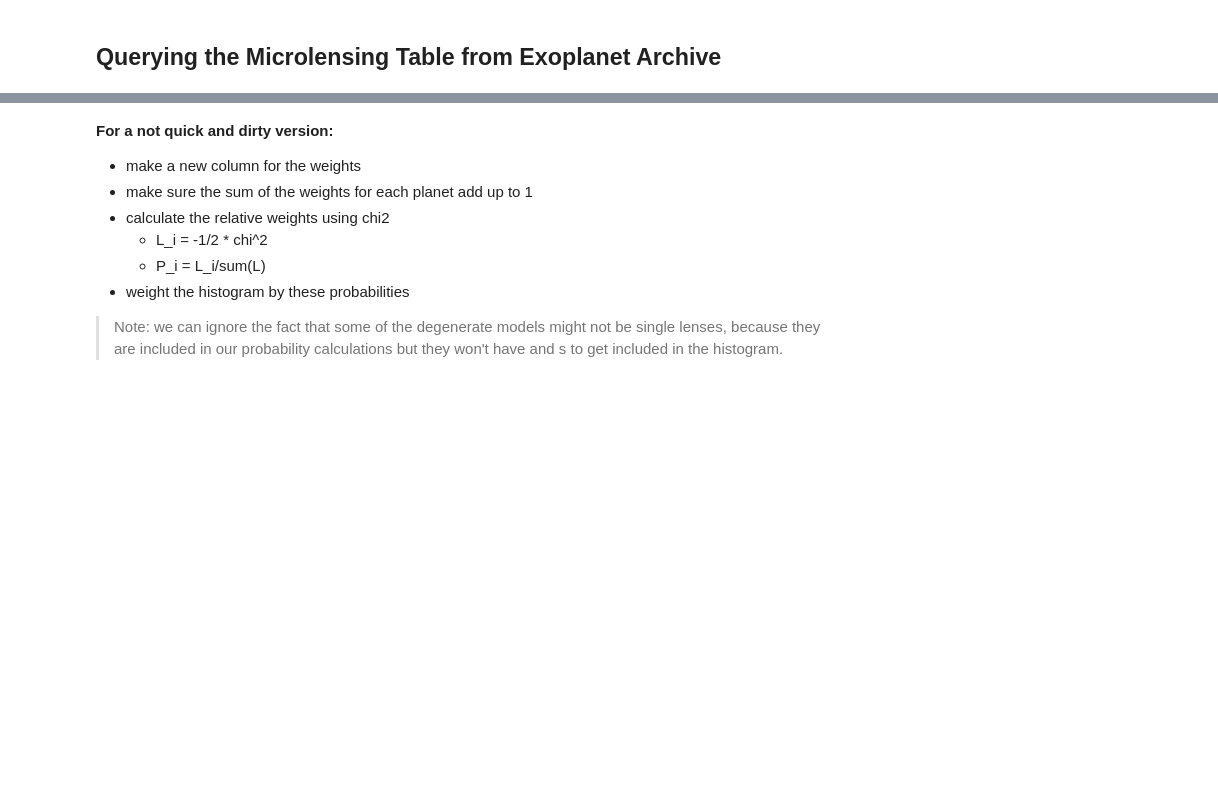
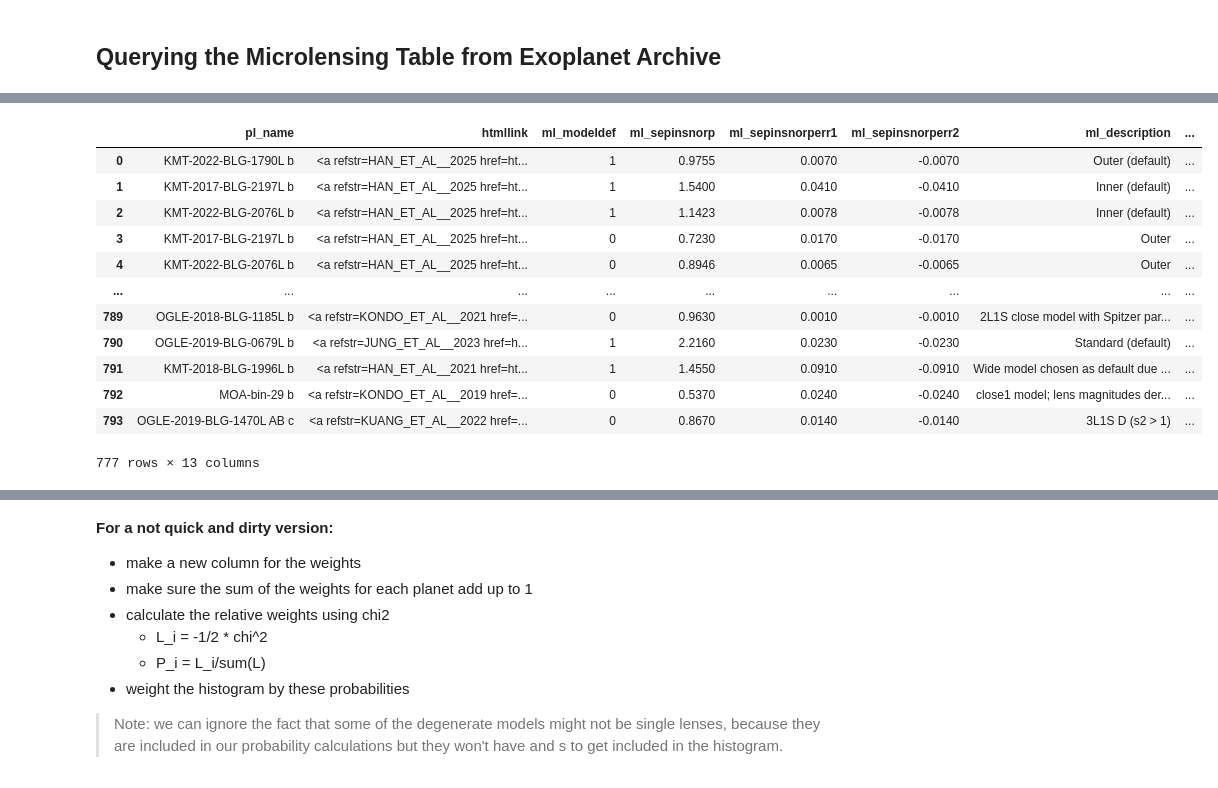
Before and after one commit to victorkarkour/Microlensing-Separation, a Jupyter notebook: Dist_s_errors.ipynb, the cells around one changed output, grey strips where cells are left out. Drawn from its saved outputs; the diff is of its cells as text; code cells hidden in the pictures; blank space fills up the shorter version.

```diff
--- a/Dist_s_errors.ipynb
+++ b/Dist_s_errors.ipynb
@@ -35,0 +65,22 @@ ML_df.head()
+# %%
+# Creates Relative Chi^2 for Histogram
+ML_df["delta_chi2"] = ML_df["ml_modelchisq"] - ML_df.groupby("pl_name")["ml_modelchisq"].transform("min")
+ML_df["L"] = np.exp(-1/2 * ML_df["delta_chi2"])
+ML_df["P_tot"] = ML_df.groupby("pl_name")["L"].transform("sum")
+ML_df["P"] = ML_df["L"] / ML_df["P_tot"]
+
+ML_df.groupby("pl_name").head(10)
+# %% [output]
+|  | pl_name | htmllink | ml_modeldef | ml_sepinsnorp | ml_sepinsnorperr1 | ml_sepinsnorperr2 | ml_description | ... |
+| 0 | KMT-2022-BLG-1790L b | <a refstr=HAN_ET_AL__2025 href=ht... | 1 | 0.9755 | 0.0070 | -0.0070 | Outer (default) | ... |
+| 1 | KMT-2017-BLG-2197L b | <a refstr=HAN_ET_AL__2025 href=ht... | 1 | 1.5400 | 0.0410 | -0.0410 | Inner (default) | ... |
+| 2 | KMT-2022-BLG-2076L b | <a refstr=HAN_ET_AL__2025 href=ht... | 1 | 1.1423 | 0.0078 | -0.0078 | Inner (default) | ... |
+| 3 | KMT-2017-BLG-2197L b | <a refstr=HAN_ET_AL__2025 href=ht... | 0 | 0.7230 | 0.0170 | -0.0170 | Outer | ... |
+| 4 | KMT-2022-BLG-2076L b | <a refstr=HAN_ET_AL__2025 href=ht... | 0 | 0.8946 | 0.0065 | -0.0065 | Outer | ... |
+| ... | ... | ... | ... | ... | ... | ... | ... | ... |
+| 789 | OGLE-2018-BLG-1185L b | <a refstr=KONDO_ET_AL__2021 href=... | 0 | 0.9630 | 0.0010 | -0.0010 | 2L1S close model with Spitzer par... | ... |
+| 790 | OGLE-2019-BLG-0679L b | <a refstr=JUNG_ET_AL__2023 href=h... | 1 | 2.2160 | 0.0230 | -0.0230 | Standard (default) | ... |
+| 791 | KMT-2018-BLG-1996L b | <a refstr=HAN_ET_AL__2021 href=ht... | 1 | 1.4550 | 0.0910 | -0.0910 | Wide model chosen as default due ... | ... |
+| 792 | MOA-bin-29 b | <a refstr=KONDO_ET_AL__2019 href=... | 0 | 0.5370 | 0.0240 | -0.0240 | close1 model; lens magnitudes der... | ... |
+| 793 | OGLE-2019-BLG-1470L AB c | <a refstr=KUANG_ET_AL__2022 href=... | 0 | 0.8670 | 0.0140 | -0.0140 | 3L1S D (s2 > 1) | ... |
+777 rows × 13 columns
```
Also changed, not shown: parts of 6 cells of this notebook, 5 other files.
